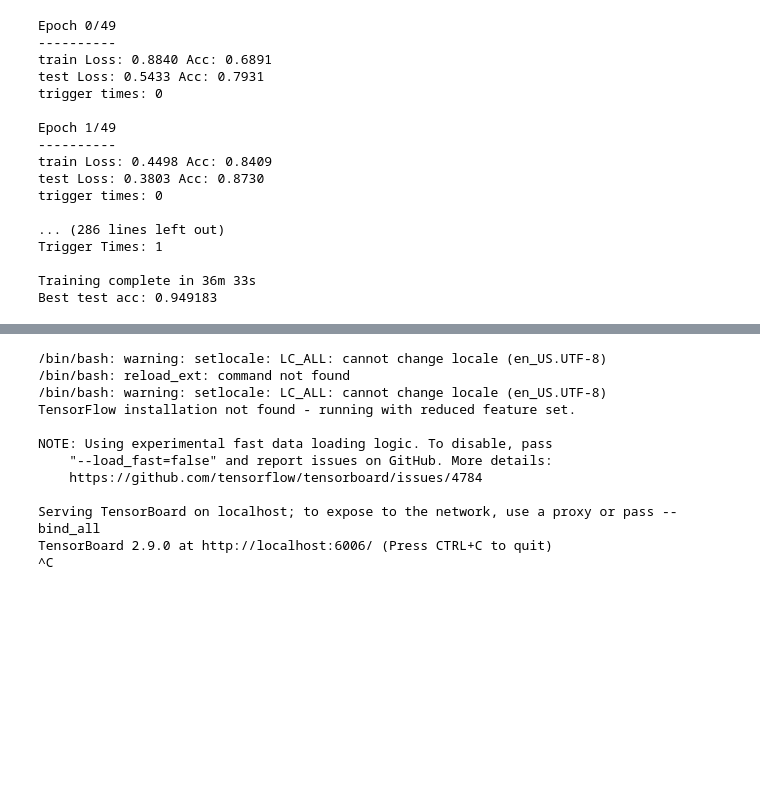
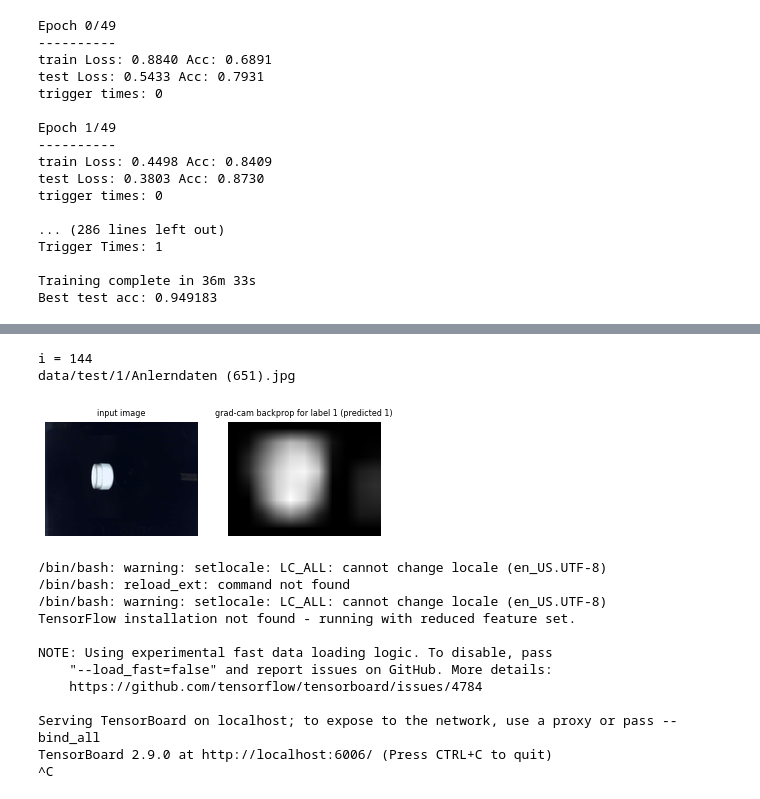
Before and after one commit to eismont21/AnomaliesRecycling, a Jupyter notebook: TransferLearning.ipynb, the cells around one changed output, grey strips where cells are left out. Saved outputs shown, nothing was run; the diff lists cells and outputs as text; code cells hidden in the pictures; blank space fills up the shorter version.

```diff
--- a/TransferLearning.ipynb
+++ b/TransferLearning.ipynb
@@ -91,7 +92,7 @@ Finetuning the convnet
 
 Load a pretrained model and reset final fully connected layer.
 # %%
-model_name = "GoogleNet"
+model_name = "ResNet101"
 model_ft = models.resnet101(pretrained=True)
 num_ftrs = model_ft.fc.in_features
 # Here the size of each output sample is set to 6, since we have 6 classes
@@ -103,7 +104,12 @@ exp_lr_scheduler = lr_scheduler.StepLR(optimizer_ft, step_size=10, gamma=0.1)
 # %% [markdown]
  ***Train and evaluate***
 # %%
-model_ft = train_model(model_ft, criterion, optimizer_ft, exp_lr_scheduler, dataloaders, image_datasets, num_epochs=50, model_name=model_name)
+model_ft = transferLearningTrainer.train_model(model_ft,
+                                               criterion,
+                                               optimizer_ft,
+                                               exp_lr_scheduler,
+                                               num_epochs=50,
+                                               model_name=model_name)
 # %% [output]
 Epoch 0/49
 ----------
@@ -200,3 +131,17 @@ data/test/2/Anlerndaten (596).jpg
+# %%
+model_name = "ResNet18"
+model_ft = models.resnet18()
+num_ftrs = model_ft.fc.in_features
+# Here the size of each output sample is set to 6, since we have 6 classes
+model_ft.fc = torch.nn.Linear(num_ftrs, 6)
+model_ft.load_state_dict(torch.load("./models/" + model_name))
+# print(model_ft)
+
+transferLearningTrainer.print_cam(model_ft)
+# %% [output]
+i = 144
+data/test/1/Anlerndaten (651).jpg
+[figure, added]
 # %%
 !reload_ext tensorboard
 !tensorboard --logdir runs
```
Also changed, not shown: parts of 13 cells of this notebook, 1 other file.
